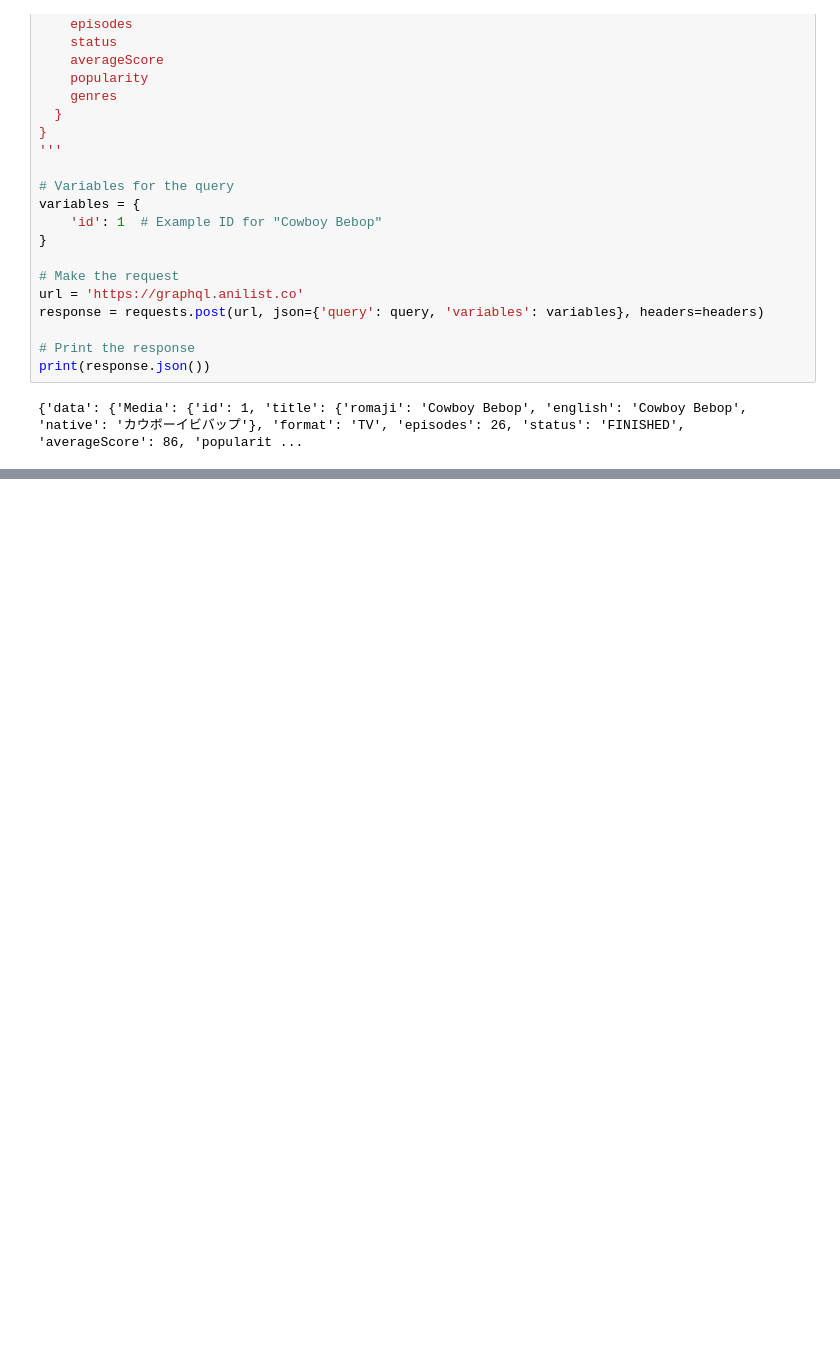
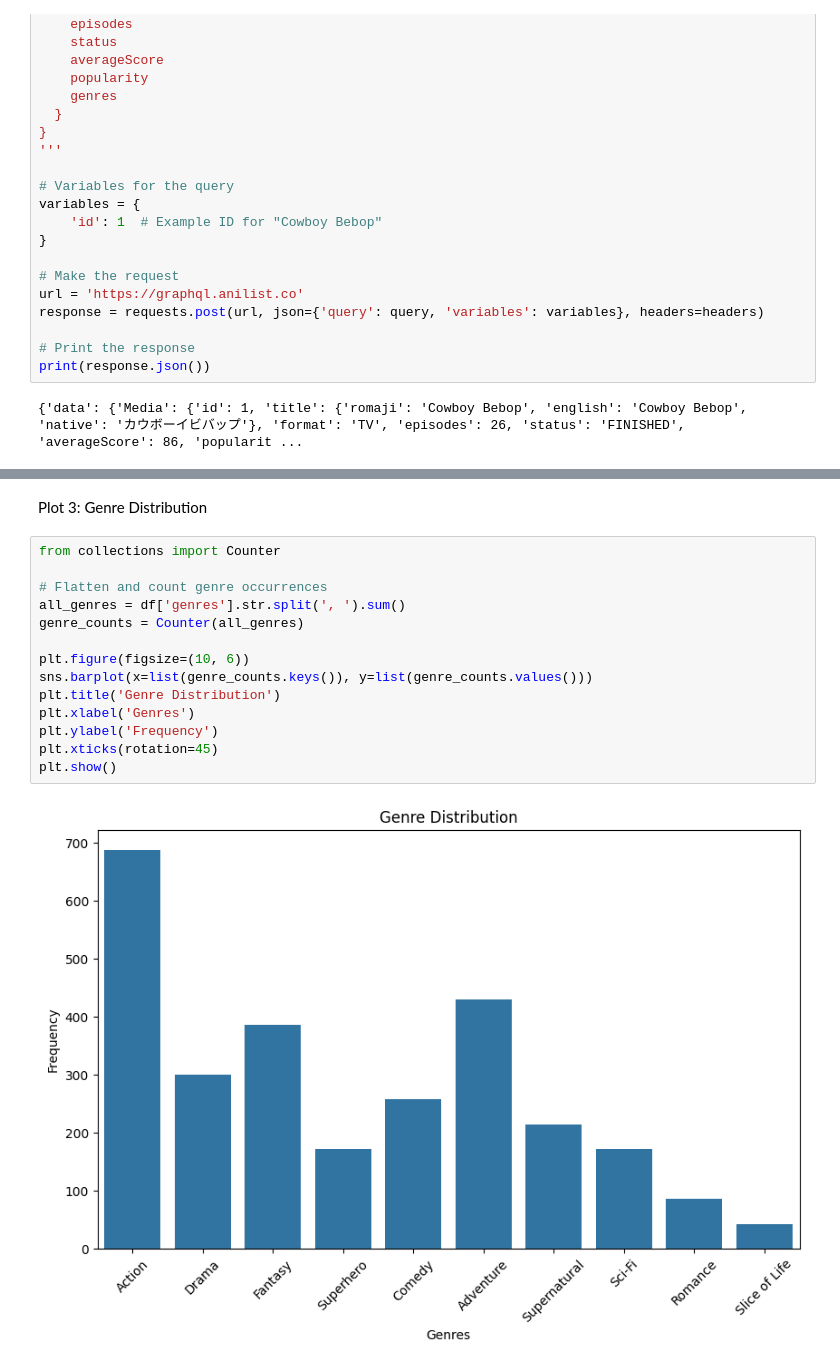
Before and after one commit to ZReidPie/zreid-datascience-finalproject, a Jupyter notebook: code.ipynb, the cells around one changed output, grey strips where cells are left out. Drawn from its saved outputs; the diff is of its cells as text; blank space fills up the shorter version.

```diff
--- a/code.ipynb
+++ b/code.ipynb
@@ -146,0 +217,18 @@ print(response.json())
+# %% [markdown]
+Plot 3: Genre Distribution
+# %%
+from collections import Counter
+
+# Flatten and count genre occurrences
+all_genres = df['genres'].str.split(', ').sum()
+genre_counts = Counter(all_genres)
+
+plt.figure(figsize=(10, 6))
+sns.barplot(x=list(genre_counts.keys()), y=list(genre_counts.values()))
+plt.title('Genre Distribution')
+plt.xlabel('Genres')
+plt.ylabel('Frequency')
+plt.xticks(rotation=45)
+plt.show()
+# %% [output]
+[figure, added]
```
Also changed, not shown: parts of 9 cells of this notebook, 6 other files.
